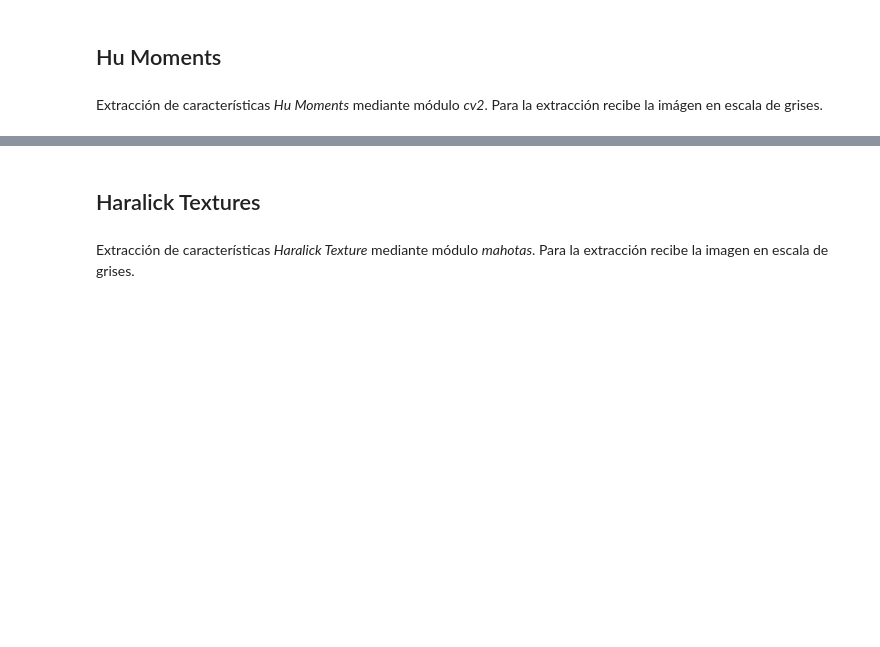
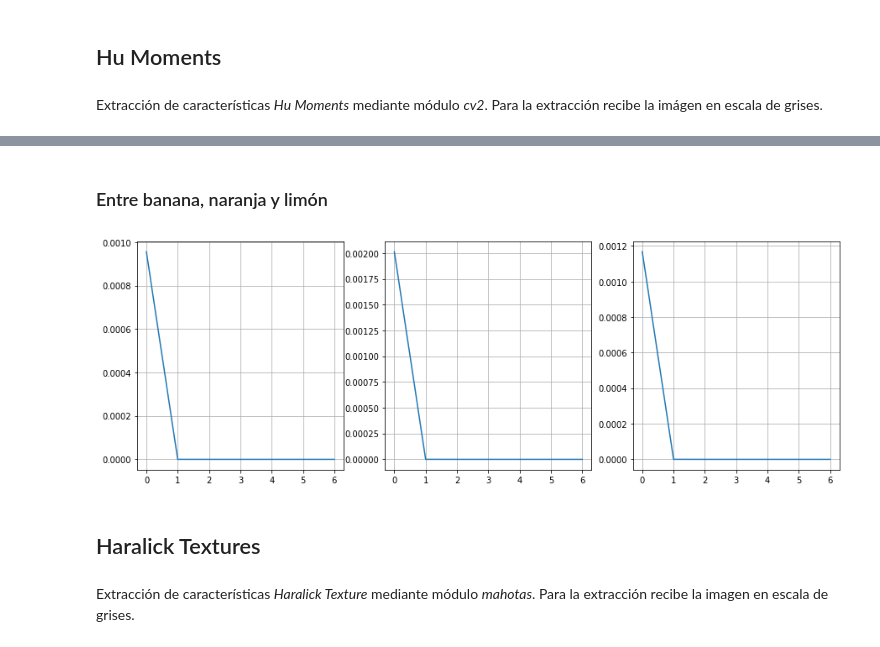
Before and after one commit to gonzafernan/fruit-classifier, a Jupyter notebook: 04-extraccion.ipynb, the cells around one changed output, grey strips where cells are left out. Drawn from its saved outputs; the diff is of its cells as text; code cells hidden in the pictures; blank space fills up the shorter version.

```diff
--- a/04-extraccion.ipynb
+++ b/04-extraccion.ipynb
@@ -111,3 +170,21 @@ float64 (7,)
+# %% [markdown]
+### Entre banana, naranja y limón
+# %%
+b_fhm = hu_moments(banana_gray[0])
+o_fhm = hu_moments(orange_gray[0])
+l_fhm = hu_moments(lemon_gray[0])
+
+f, (ax0, ax1, ax2) = plt.subplots(1, 3, figsize=(15, 5))
+
+ax0.plot(b_fhm)
+ax1.plot(o_fhm)
+ax2.plot(l_fhm)
+
+ax0.grid(True)
+ax1.grid(True)
+ax2.grid(True)
+# %% [output]
+[figure, added]
 # %% [markdown]
 ## Haralick Textures
 # %% [markdown]
```
Also changed, not shown: parts of 37 cells of this notebook, 5 other files.
